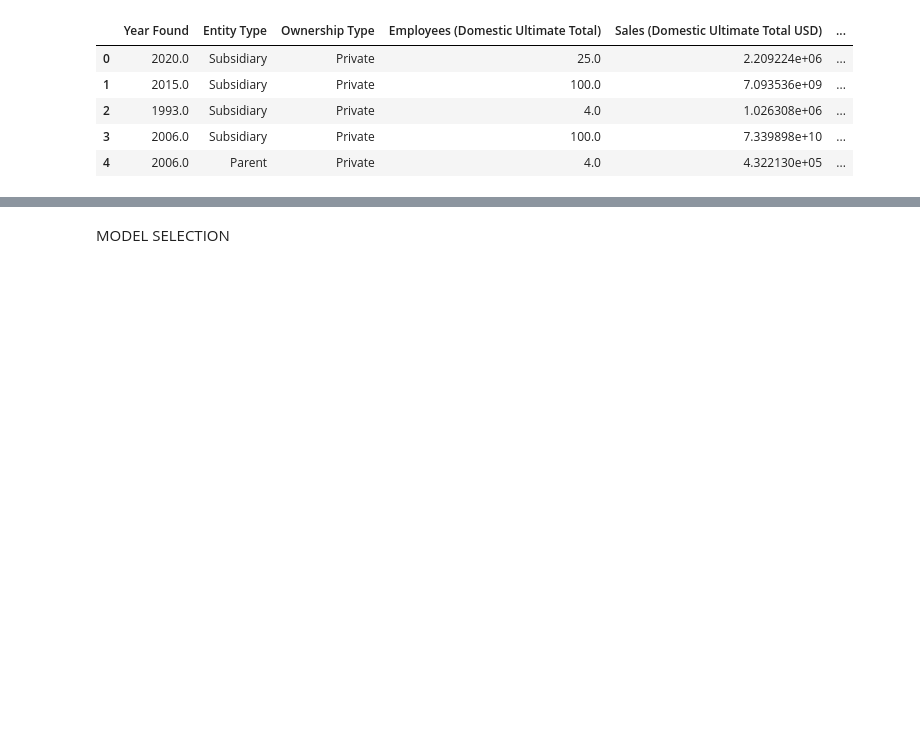
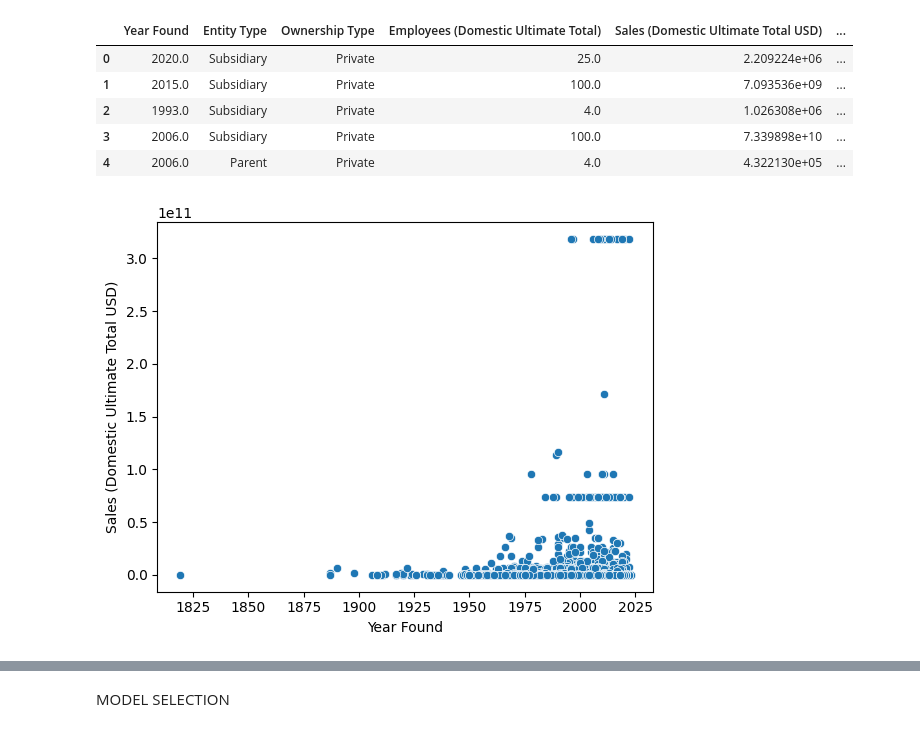
Before and after one commit to siruislybro/NUS-SDS-Datathon-Champion, a Jupyter notebook: NUS_DATATHON_CHAMPION_TEAM NAME.ipynb, the cells around one changed output, grey strips where cells are left out. Saved outputs shown, nothing was run; the diff lists cells and outputs as text; code cells hidden in the pictures; blank space fills up the shorter version.

Commit message:
add in more meaningful plots

```diff
--- a/NUS_DATATHON_CHAMPION_TEAM NAME.ipynb
+++ b/NUS_DATATHON_CHAMPION_TEAM NAME.ipynb
@@ -250,0 +227,81 @@ for i in range(len(variables)):
+# %%
+#To do -> look at the error in plots
+
+variables = df.columns
+
+# Creating scatter plots
+# for i in range(len(variables)):
+#     for j in range(i + 1, len(variables)):
+#         try:
+#             plt.scatter(df[variables[i]], df[variables[j]])
+#             plt.title(f'{variables[i]} vs {variables[j]}')
+#             plt.xlabel(variables[i])
+#             plt.ylabel(variables[j])
+#             plt.show()
+#         except Exception as e:
+#             print(f"Error plotting {variables[i]} vs {variables[j]}: {e}")
+
+sns.scatterplot(x='Year Found', y='Sales (Domestic Ultimate Total USD)', data=df)
+plt.show()
+
+# Grouped Analysis
+sns.barplot(x='Industrys', y='Employees (Domestic Ultimate Total)', data=df)
+plt.xticks(rotation=45)
+plt.show()
+
+# Time Series Analysis
+sns.lineplot(x='Year Found', y='Sales (Domestic Ultimate Total USD)', data=df)
+plt.show()
+
+plt.figure(figsize=(10, 6))
+sns.histplot(df['Year Found'], bins=20, kde=True)
+plt.title('Distribution of Year Found')
+plt.show()
+
+# # Explore the distribution of 'Employees'
+# plt.figure(figsize=(10, 6))
+# sns.histplot(df['Employees (Domestic Ultimate Total)'], bins=20, kde=True)
+# plt.title('Distribution of Employees')
+# plt.show()
+
+# # Explore the distribution of 'Sales'
+# plt.figure(figsize=(10, 6))
+# sns.histplot(df['Sales (Domestic Ultimate Total USD)'], bins=20, kde=True)
+# plt.title('Distribution of Sales')
+# plt.show()
+
+# Box plot for 'Employees' by 'Entity Type'
+plt.figure(figsize=(10, 6))
+sns.boxplot(x='Entity Type', y='Employees (Domestic Ultimate Total)', data=df)
+plt.title('Box plot of Employees by Entity Type')
+plt.show()
+
+# Box plot for 'Sales' by 'Ownership Type'
+plt.figure(figsize=(10, 6))
+sns.boxplot(x='Ownership Type', y='Sales (Domestic Ultimate Total USD)', data=df)
+plt.title('Box plot of Sales by Ownership Type')
+plt.show()
+
+# Count plot for 'Industrys'
+plt.figure(figsize=(10, 6))
+sns.countplot(x='Industrys', data=df)
+plt.title('Count plot of Industries')
+plt.xticks(rotation=45)
+plt.show()
+
+# Scatter plot for 'Year Found' vs 'Sales'
+plt.figure(figsize=(10, 6))
+sns.scatterplot(x='Year Found', y='Sales (Domestic Ultimate Total USD)', data=df)
+plt.title('Scatter plot of Year Found vs Sales')
+plt.show()
+
+numeric_columns = df.select_dtypes(include=['float64', 'int64']).columns
+correlation_matrix = df[numeric_columns].corr()
+
+# Plot the correlation matrix
+plt.figure(figsize=(10, 8))
+sns.heatmap(correlation_matrix, annot=True, cmap='coolwarm', fmt='.2f')
+plt.title('Correlation Matrix')
+plt.show()
+# %% [output]
+[figure, added]
```
Also changed, not shown: parts of 5 cells of this notebook.
